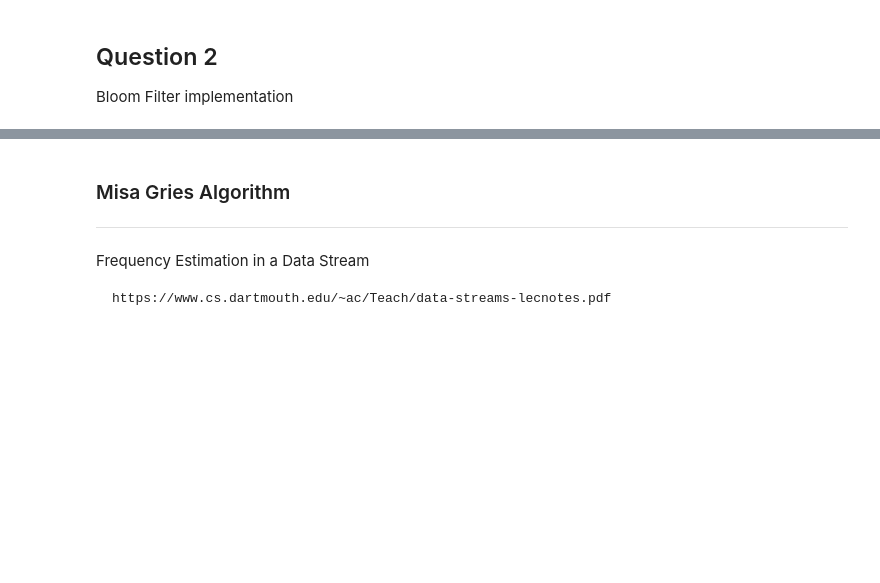
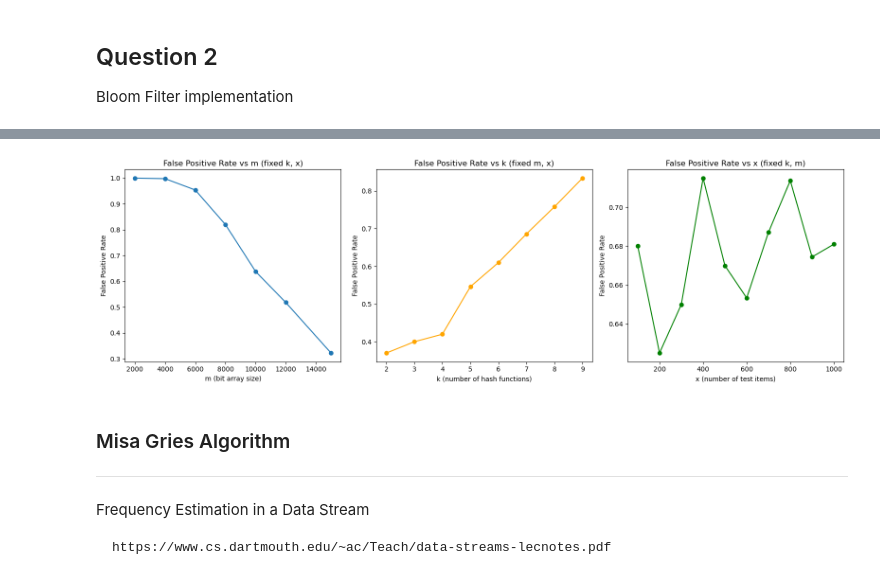
Before and after one commit to ArhanJain707/DataScience-Assignment-1, a Jupyter notebook: main.ipynb, the cells around one changed output, grey strips where cells are left out. Cells and saved outputs as stored; diff of their text form; code cells hidden in the pictures; blank space fills up the shorter version.

Commit message:
added graphs and experimentation of Q2

```diff
--- a/main.ipynb
+++ b/main.ipynb
@@ -188,13 +192,7 @@ class BloomFilter:
             kHash.append(int(hash, 16) % self.size)
         return kHash
 # %%
-bloom = BloomFilter(10000, 5)
-
-# Insert elements
-bloom.addElement("85123A")
-bloom.addElement("71053")
-
-# Check membership
-print(bloom.existCheck("85123A"))  # True (should be)
-print(bloom.existCheck("99999"))   # False (most likely)
+retailDf = pd.read_csv('online-retail.csv')
+uniqueStkCodes = retailDf['StockCode'].unique().tolist()
+uniqueStkCodes
 # %% [output]
@@ -203,4 +216,86 @@ False
 # %%
-retailDf = pd.read_csv('online-retail.csv')
-print(retailDf['StockCode'].head())
+x_values = [100, 200, 300, 400, 500, 600, 700, 800, 900, 1000]
+
+# fixed params
+fixed_m = 10000
+fixed_k = 7
+fixed_x = 500
+
+# ---------- Experiment 1: Vary m ----------
+m_values = [2000, 4000, 6000, 8000, 10000, 12000, 15000]
+fpr_m = []
+
+for m in m_values:
+    bf = BloomFilter(size=m, hashfuncCnt=fixed_k)
+    for code in uniqueStkCodes:
+        bf.addElement(code)
+
+    not_present = [f"FAKE_{random.randint(0,999999)}" for _ in range(fixed_x)]
+    false_positives = sum(bf.existCheck(x) for x in not_present)
+    fpr = false_positives / fixed_x
+    fpr_m.append(fpr)
+
+# ---------- Experiment 2: Vary k ----------
+k_values = [2, 3, 4, 5, 6, 7, 8, 9]
+fpr_k = []
+
+for k in k_values:
+    bf = BloomFilter(size=fixed_m, hashfuncCnt=k)
+    for code in uniqueStkCodes:
+        bf.addElement(code)
+
+    not_present = [f"FAKE_{random.randint(0,999999)}" for _ in range(fixed_x)]
+    false_positives = sum(bf.existCheck(x) for x in not_present)
+    fpr = false_positives / fixed_x
+    fpr_k.append(fpr)
+
+# ---------- Experiment 3: Vary x ----------
+fpr_x = []
+
+for x in x_values:
+    bf = BloomFilter(size=fixed_m, hashfuncCnt=fixed_k)
+    for code in uniqueStkCodes:
+        bf.addElement(code)
+
+    not_present = [f"FAKE_{random.randint(0,999999)}" for _ in range(x)]
+    false_positives = sum(bf.existCheck(i) for i in not_present)
+    fpr = false_positives / x
+    fpr_x.append(fpr)
+
+# ---------- Sensitivity Test ----------
+# Sensitivity (should be 1)
+bf = BloomFilter(size=fixed_m, hashfuncCnt=fixed_k)
+for code in uniqueStkCodes:
+    bf.addElement(code)
+
+for x in x_values:
+    present = random.sample(uniqueStkCodes, min(x, len(uniqueStkCodes)))
+    true_positives = sum(bf.existCheck(i) for i in present)
+    sensitivity = true_positives / len(present)
+    assert abs(sensitivity - 1.0) < 1e-6, "Sensitivity check failed!"
+print("✅ Sensitivity = 1 confirmed for all x.")
+
+# ---------- Plot Results ----------
+plt.figure(figsize=(16,5))
+
+plt.subplot(1,3,1)
+plt.plot(m_values, fpr_m, marker='o')
+plt.title("False Positive Rate vs m (fixed k, x)")
+plt.xlabel("m (bit array size)")
+plt.ylabel("False Positive Rate")
+
+plt.subplot(1,3,2)
+plt.plot(k_values, fpr_k, marker='o', color='orange')
+plt.title("False Positive Rate vs k (fixed m, x)")
+plt.xlabel("k (number of hash functions)")
+plt.ylabel("False Positive Rate")
+
+plt.subplot(1,3,3)
+plt.plot(x_values, fpr_x, marker='o', color='green')
+plt.title("False Positive Rate vs x (fixed k, m)")
+plt.xlabel("x (number of test items)")
+plt.ylabel("False Positive Rate")
+
+plt.tight_layout()
+plt.show()
 # %% [output]
@@ -213,3 +303,4 @@ Name: StockCode, dtype: object
+[figure, added]
 # %% [markdown]
 ### Misa Gries Algorithm
 ---
```
Also changed, not shown: parts of 4 cells of this notebook.
